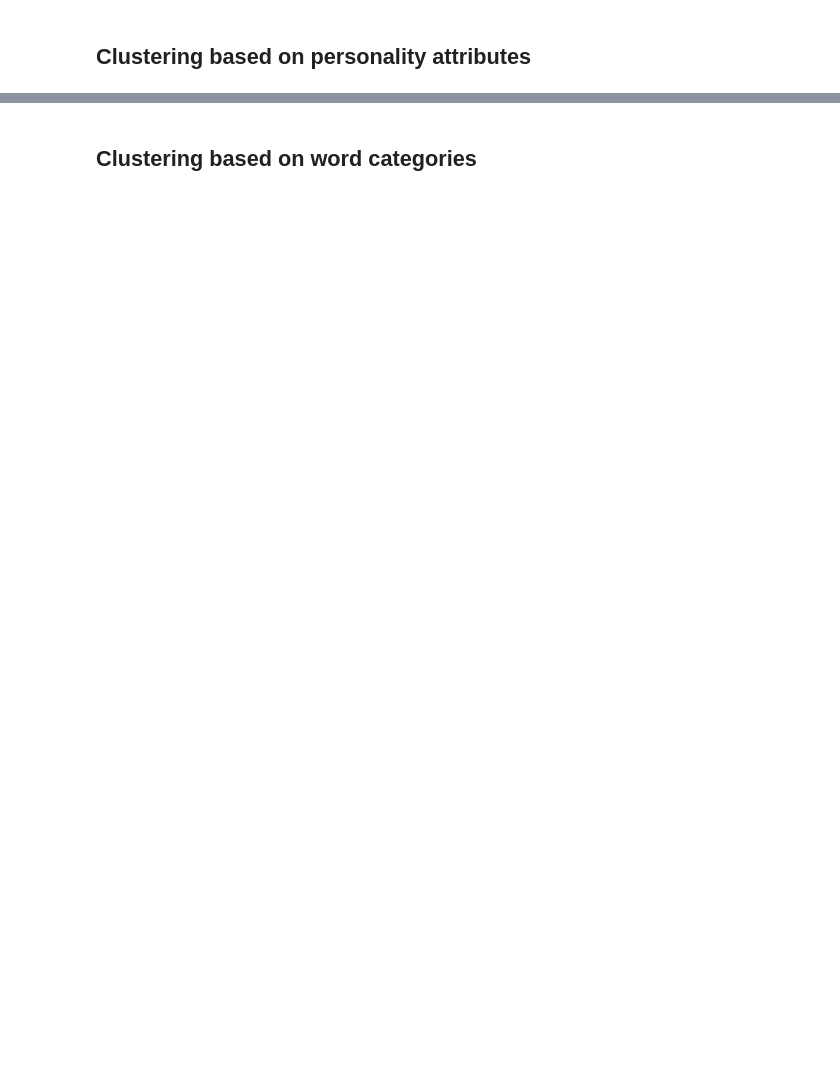
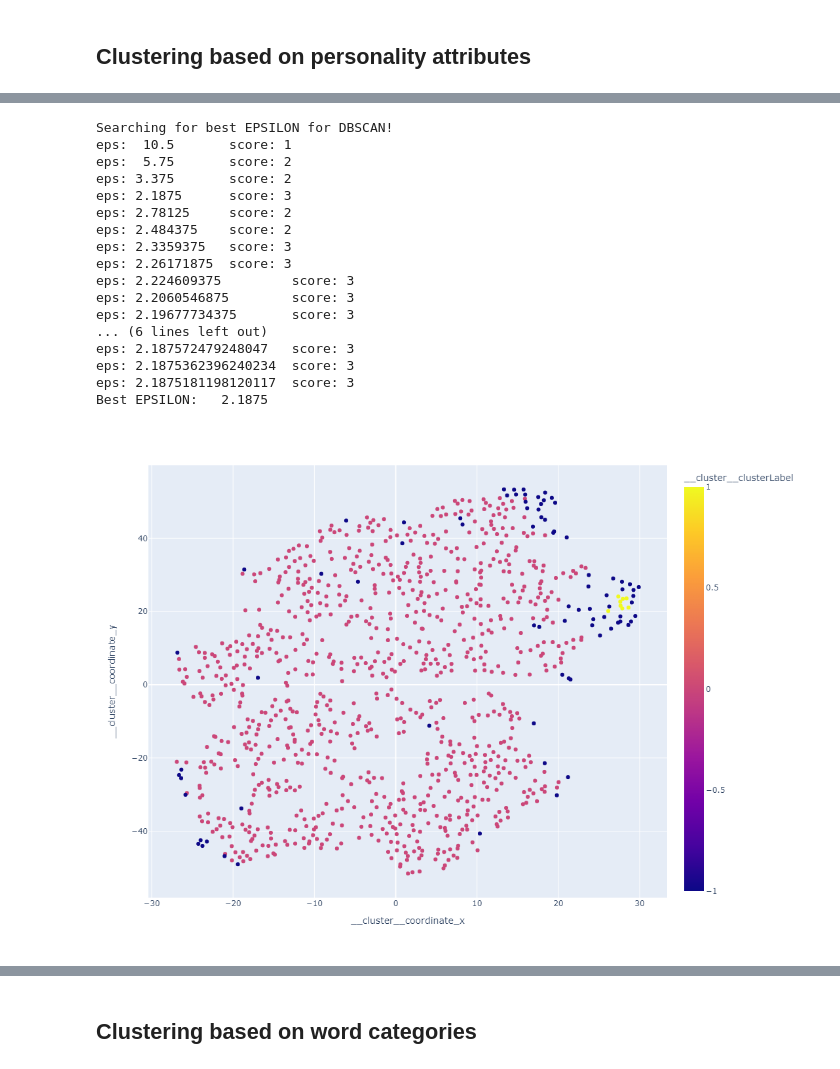
Before and after one commit to epfl-ada/ada-2021-project-madry, a Jupyter notebook: Fun.ipynb, the cells around one changed output, grey strips where cells are left out. Saved outputs shown, nothing was run; the diff lists cells and outputs as text; code cells hidden in the pictures; blank space fills up the shorter version.

```diff
--- a/Fun.ipynb
+++ b/Fun.ipynb
@@ -94,3 +161,37 @@ main_df.sample()
+# %%
+from helpers import clustering_percentage_score
+
+scatter_plot_clusters(
+    df=main_df,
+    cluster_columns=PERSONALITY_ATTRS,
+    hover_name='itemLabel',
+    hover_data=[
+        'genderLabel',
+        'citizenshipLabel',
+        'occupationLabel',
+        'degreeLabel',
+        'dateOfBirth'
+    ]
+)
+# %% [output]
+Searching for best EPSILON for DBSCAN!
+eps:  10.5       score: 1
+eps:  5.75       score: 2
+eps: 3.375       score: 2
+eps: 2.1875      score: 3
+eps: 2.78125     score: 2
+eps: 2.484375    score: 2
+eps: 2.3359375   score: 3
+eps: 2.26171875  score: 3
+eps: 2.224609375         score: 3
+eps: 2.2060546875        score: 3
+eps: 2.19677734375       score: 3
+... (6 lines left out)
+eps: 2.187572479248047   score: 3
+eps: 2.1875362396240234  score: 3
+eps: 2.1875181198120117  score: 3
+Best EPSILON:   2.1875
+[figure, added]
 # %%
 # main_df = main_df.head(100).copy()
 # %%
```
Also changed, not shown: parts of 17 cells of this notebook, 2 other files.
